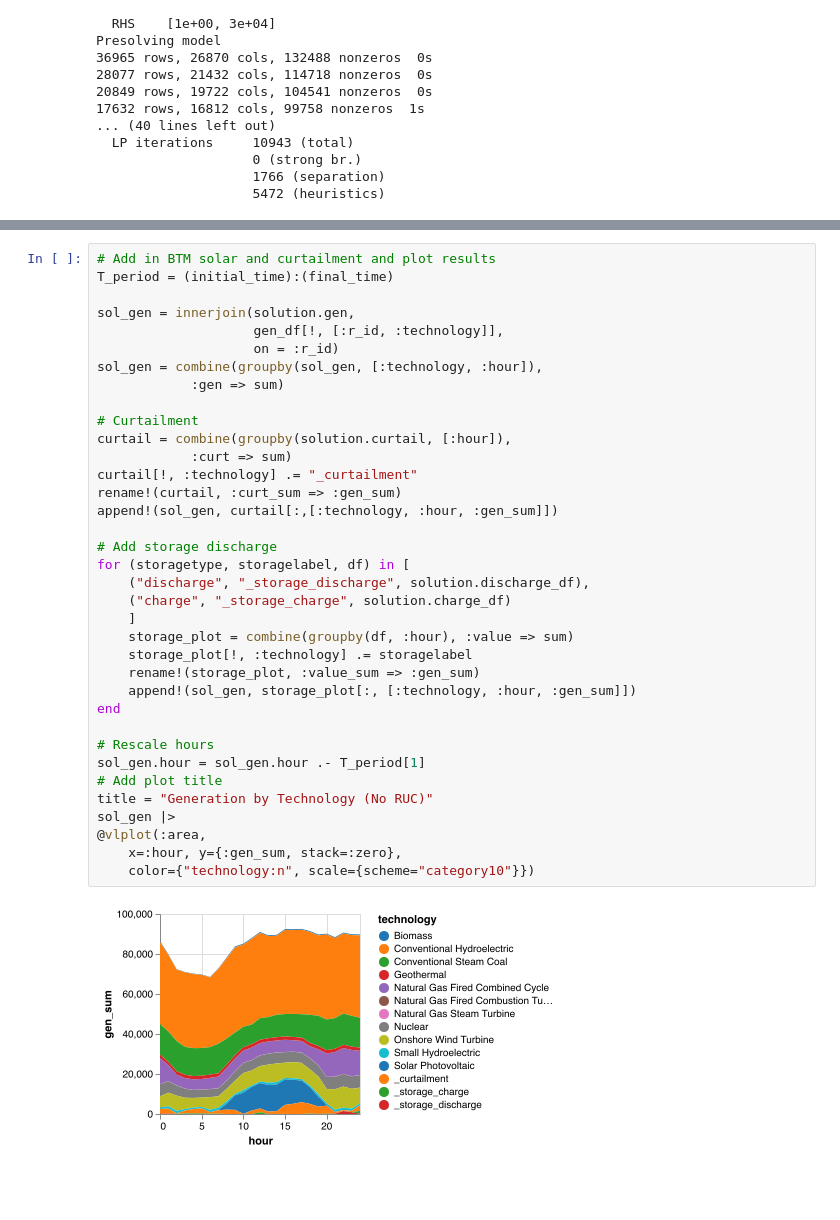
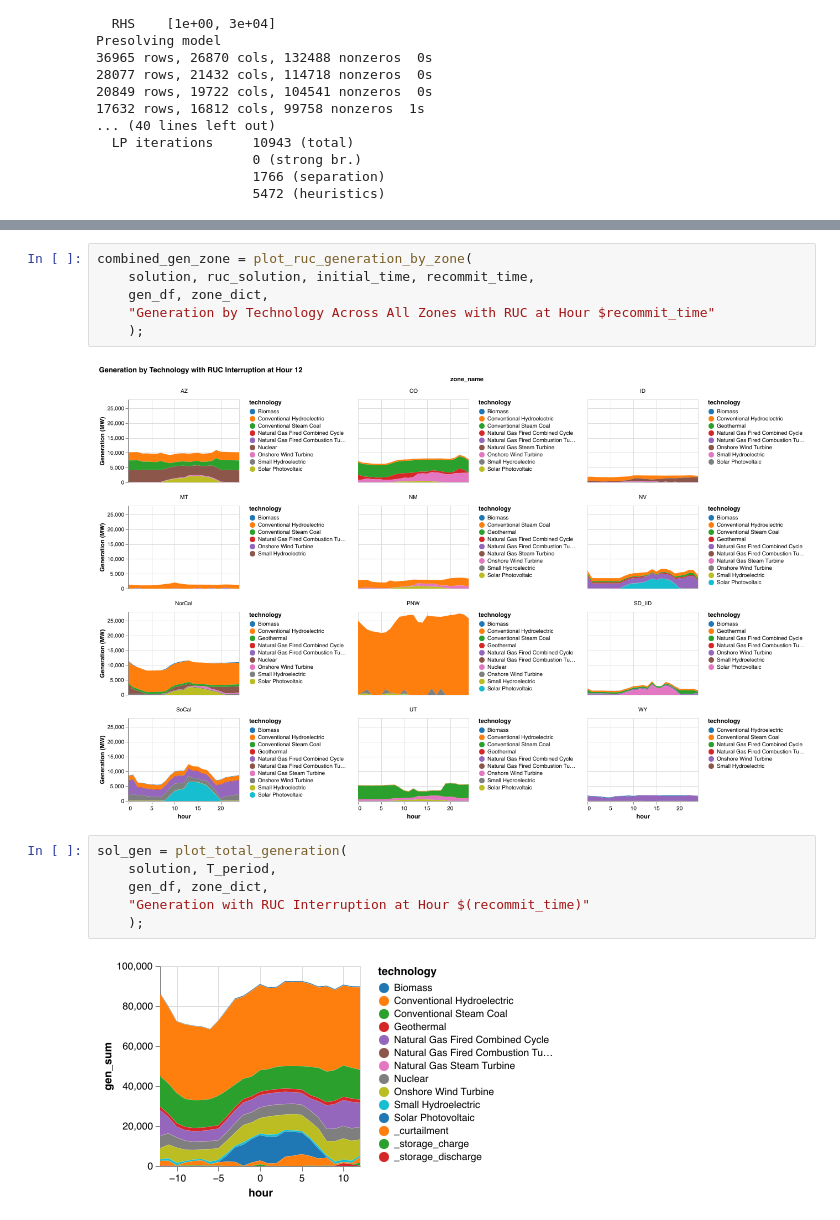
Before and after one commit to ek9321/intraday-commitments, a Jupyter notebook: model_notebooks/RUC.ipynb, the cells around one changed output, grey strips where cells are left out. Saved outputs shown, nothing was run; the diff lists cells and outputs as text; blank space fills up the shorter version.

```diff
--- a/model_notebooks/RUC.ipynb
+++ b/model_notebooks/RUC.ipynb
@@ -167,39 +94,17 @@ combined_gen_zone |>
+# %%
+combined_gen_zone = plot_ruc_generation_by_zone(
+    solution, ruc_solution, initial_time, recommit_time,
+    gen_df, zone_dict,
+    "Generation by Technology Across All Zones with RUC at Hour $recommit_time"
+    );
+# %% [output]
+[figure, added]
 # %%
-# Add in BTM solar and curtailment and plot results
-T_period = (initial_time):(final_time)
-
-sol_gen = innerjoin(solution.gen,
-                    gen_df[!, [:r_id, :technology]],
-                    on = :r_id)
-sol_gen = combine(groupby(sol_gen, [:technology, :hour]),
-            :gen => sum)
-
-# Curtailment
-curtail = combine(groupby(solution.curtail, [:hour]),
-            :curt => sum)
-curtail[!, :technology] .= "_curtailment"
-rename!(curtail, :curt_sum => :gen_sum)
-append!(sol_gen, curtail[:,[:technology, :hour, :gen_sum]])
-
-# Add storage discharge
-for (storagetype, storagelabel, df) in [
-    ("discharge", "_storage_discharge", solution.discharge_df),
-    ("charge", "_storage_charge", solution.charge_df)
-    ]
-    storage_plot = combine(groupby(df, :hour), :value => sum)
-    storage_plot[!, :technology] .= storagelabel
-    rename!(storage_plot, :value_sum => :gen_sum)
-    append!(sol_gen, storage_plot[:, [:technology, :hour, :gen_sum]])
-end
-
-# Rescale hours
-sol_gen.hour = sol_gen.hour .- T_period[1]
-# Add plot title
-title = "Generation by Technology (No RUC)"
-sol_gen |>
-@vlplot(:area,
-    x=:hour, y={:gen_sum, stack=:zero},
-    color={"technology:n", scale={scheme="category10"}})
+sol_gen = plot_total_generation(
+    solution, T_period,
+    gen_df, zone_dict,
+    "Generation with RUC Interruption at Hour $(recommit_time)"
+    );
 # %% [output]
-[figure, old version]
+[figure, new version]
 # %%
```
Also changed, not shown: parts of 7 cells of this notebook, 14 other files.
